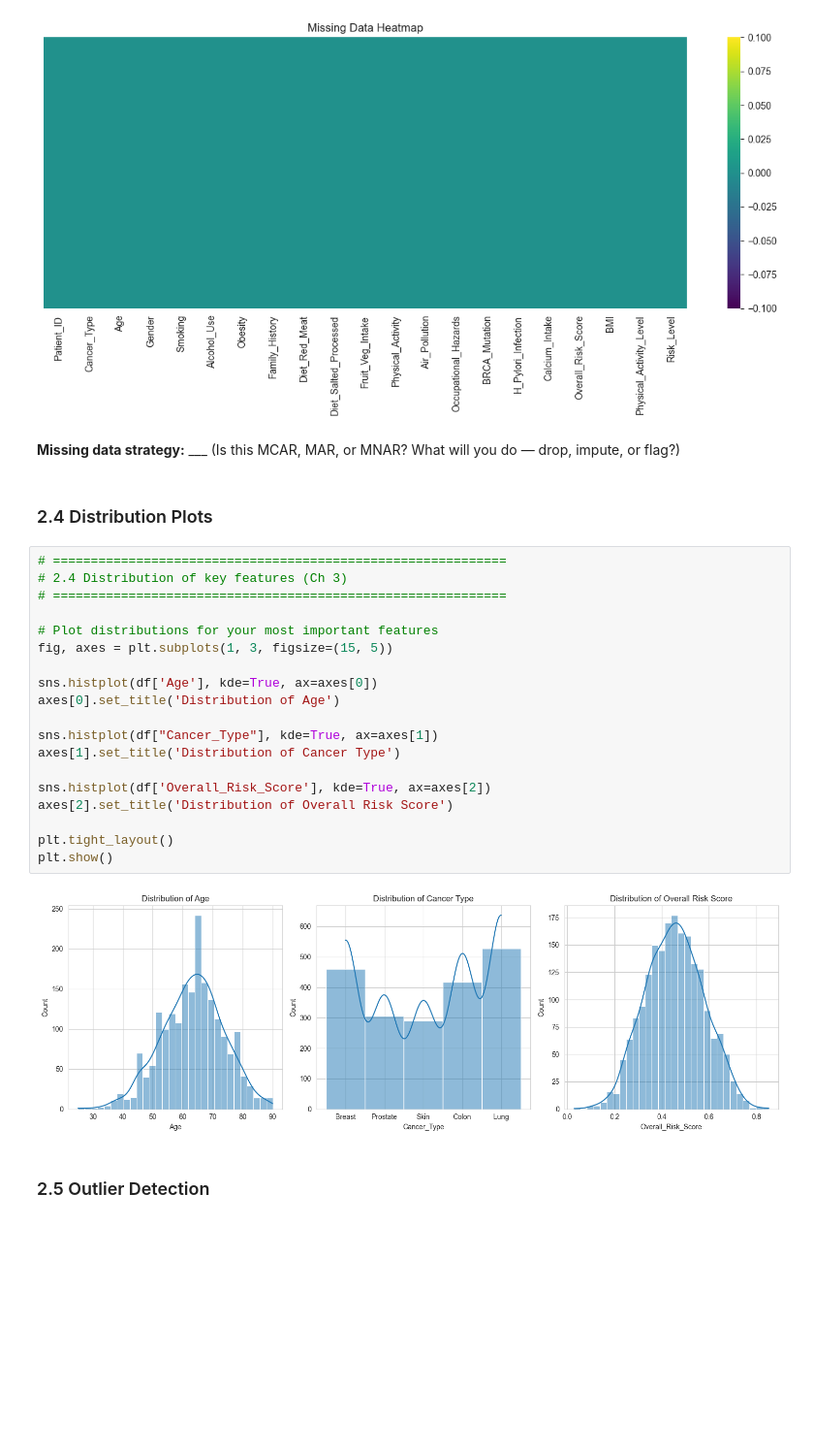
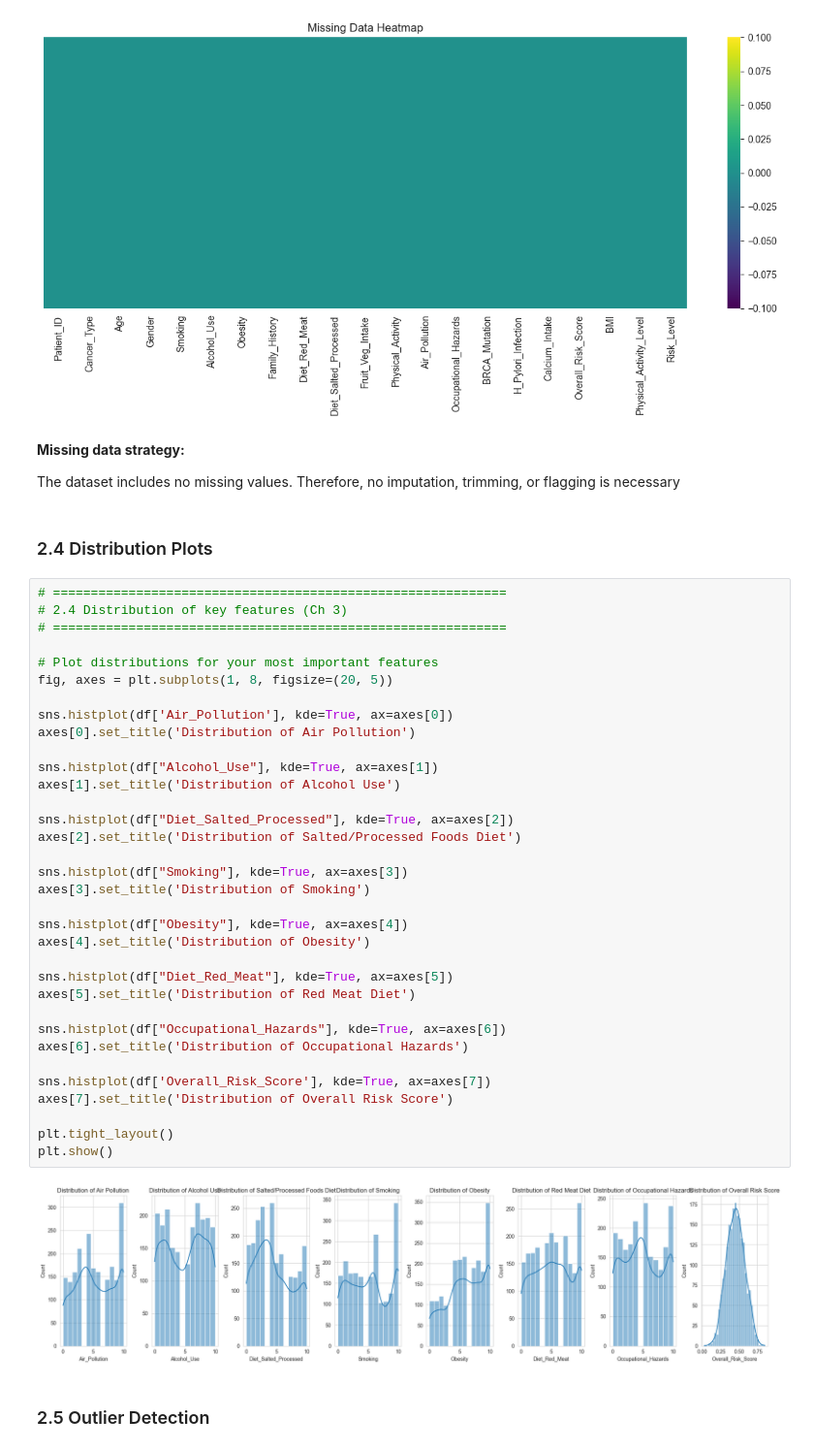
Before and after one commit to jiissung/ML_Prediction, a Jupyter notebook: Model_Analysis.ipynb, the cells around one changed output. Shown at 97% size. Saved outputs shown, nothing was run; the diff lists cells and outputs as text; blank space fills up the shorter version.

```diff
--- a/Model_Analysis.ipynb
+++ b/Model_Analysis.ipynb
@@ -143,32 +142,48 @@ plt.show()
 Missing data (%) by column:
 Series([], dtype: float64)
 [figure]
-# %% [markdown]
-**Missing data strategy:** ___
-(Is this MCAR, MAR, or MNAR? What will you do — drop, impute, or flag?)
+# %% [markdown]
+**Missing data strategy:**
+
+The dataset includes no missing values. Therefore, no imputation, trimming, or flagging is necessary
 # %% [markdown]
 ### 2.4 Distribution Plots
 # %%
 # ============================================================
 # 2.4 Distribution of key features (Ch 3)
 # ============================================================
 
 # Plot distributions for your most important features
-fig, axes = plt.subplots(1, 3, figsize=(15, 5))
+fig, axes = plt.subplots(1, 8, figsize=(20, 5))
 
-sns.histplot(df['Age'], kde=True, ax=axes[0])
-axes[0].set_title('Distribution of Age')
+sns.histplot(df['Air_Pollution'], kde=True, ax=axes[0])
+axes[0].set_title('Distribution of Air Pollution')
 
-sns.histplot(df["Cancer_Type"], kde=True, ax=axes[1])
-axes[1].set_title('Distribution of Cancer Type')
+sns.histplot(df["Alcohol_Use"], kde=True, ax=axes[1])
+axes[1].set_title('Distribution of Alcohol Use')
 
-sns.histplot(df['Overall_Risk_Score'], kde=True, ax=axes[2])
-axes[2].set_title('Distribution of Overall Risk Score')
+sns.histplot(df["Diet_Salted_Processed"], kde=True, ax=axes[2])
+axes[2].set_title('Distribution of Salted/Processed Foods Diet')
+
+sns.histplot(df["Smoking"], kde=True, ax=axes[3])
+axes[3].set_title('Distribution of Smoking')
+
+sns.histplot(df["Obesity"], kde=True, ax=axes[4])
+axes[4].set_title('Distribution of Obesity')
+
+sns.histplot(df["Diet_Red_Meat"], kde=True, ax=axes[5])
+axes[5].set_title('Distribution of Red Meat Diet')
+
+sns.histplot(df["Occupational_Hazards"], kde=True, ax=axes[6])
+axes[6].set_title('Distribution of Occupational Hazards')
+
+sns.histplot(df['Overall_Risk_Score'], kde=True, ax=axes[7])
+axes[7].set_title('Distribution of Overall Risk Score')
 
 plt.tight_layout()
 plt.show()
 # %% [output]
-[figure, old version]
+[figure, new version]
 # %% [markdown]
 ### 2.5 Outlier Detection
 # %%
```
Also changed, not shown: parts of 11 cells of this notebook, 1 other file.
